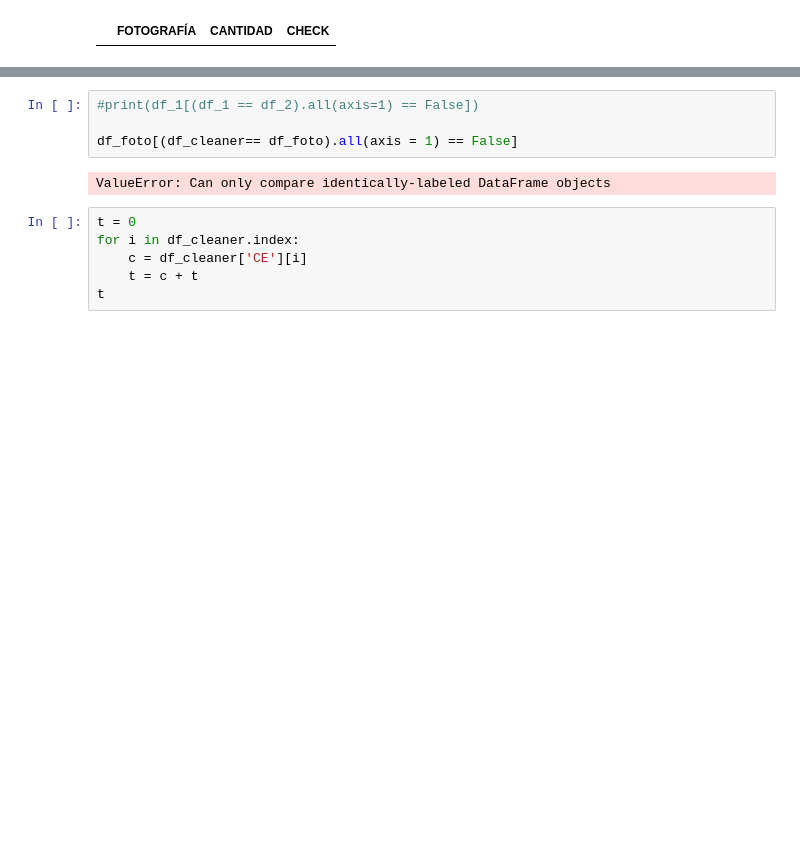
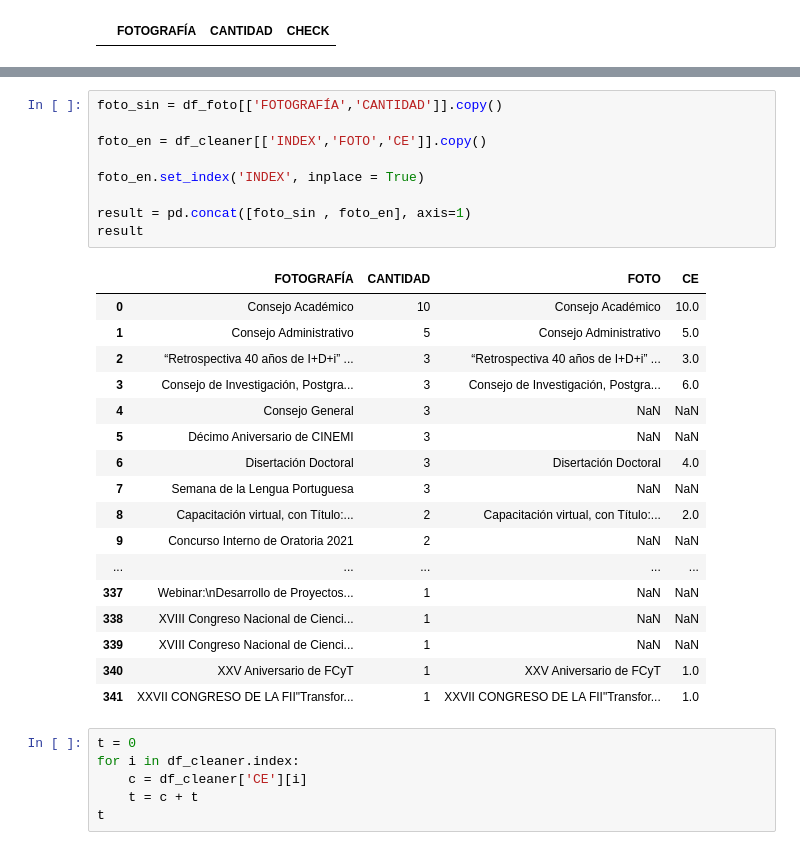
Before and after one commit to Susanelizabetth/manipulateDATA, a Jupyter notebook: DNotebook.ipynb, the cells around one changed output, grey strips where cells are left out. Drawn from its saved outputs; the diff is of its cells as text; blank space fills up the shorter version.

```diff
--- a/DNotebook.ipynb
+++ b/DNotebook.ipynb
@@ -1286,9 +1309,30 @@ df_cleaner.rename(columns={0 : 'EVENTO', 1: 'CE', 2:'FOTO', 3: 'CF'}, inplace =
 # %%
-#print(df_1[(df_1 == df_2).all(axis=1) == False])
+foto_sin = df_foto[['FOTOGRAFÍA','CANTIDAD']].copy()
 
-df_foto[(df_cleaner== df_foto).all(axis = 1) == False]
+foto_en = df_cleaner[['INDEX','FOTO','CE']].copy()
+
+foto_en.set_index('INDEX', inplace = True)
+
+result = pd.concat([foto_sin , foto_en], axis=1)
+result
 # %% [output]
-ValueError: Can only compare identically-labeled DataFrame objects
+|  | FOTOGRAFÍA | CANTIDAD | FOTO | CE |
+| 0 | Consejo Académico | 10 | Consejo Académico | 10.0 |
+| 1 | Consejo Administrativo | 5 | Consejo Administrativo | 5.0 |
+| 2 | “Retrospectiva 40 años de I+D+i” ... | 3 | “Retrospectiva 40 años de I+D+i” ... | 3.0 |
+| 3 | Consejo de Investigación, Postgra... | 3 | Consejo de Investigación, Postgra... | 6.0 |
+| 4 | Consejo General | 3 | NaN | NaN |
+| 5 | Décimo Aniversario de CINEMI | 3 | NaN | NaN |
+| 6 | Disertación Doctoral | 3 | Disertación Doctoral | 4.0 |
+| 7 | Semana de la Lengua Portuguesa | 3 | NaN | NaN |
+| 8 | Capacitación virtual, con Título:... | 2 | Capacitación virtual, con Título:... | 2.0 |
+| 9 | Concurso Interno de Oratoria 2021 | 2 | NaN | NaN |
+| ... | ... | ... | ... | ... |
+| 337 | Webinar:\nDesarrollo de Proyectos... | 1 | NaN | NaN |
+| 338 | XVIII Congreso Nacional de Cienci... | 1 | NaN | NaN |
+| 339 | XVIII Congreso Nacional de Cienci... | 1 | NaN | NaN |
+| 340 | XXV Aniversario de FCyT | 1 | XXV Aniversario de FCyT | 1.0 |
+| 341 | XXVII CONGRESO DE LA FII"Transfor... | 1 | XXVII CONGRESO DE LA FII"Transfor... | 1.0 |
 # %%
 t = 0
 for i in df_cleaner.index:
```
Also changed, not shown: parts of 8 cells of this notebook.
